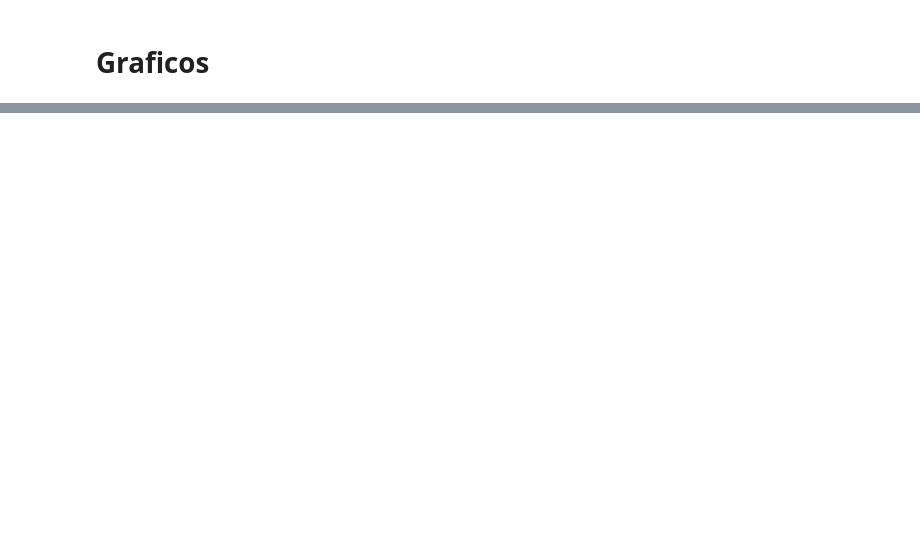
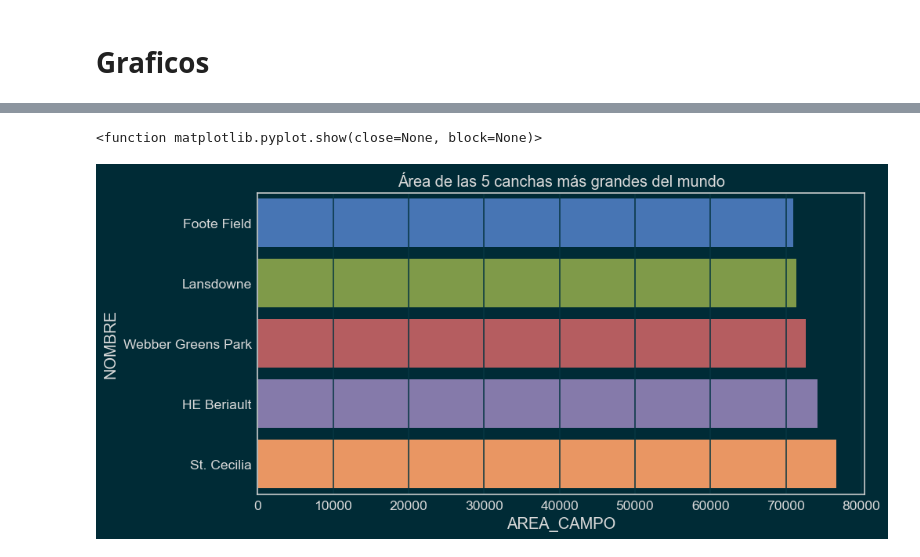
Before and after one commit to Salo-Quispe/Analisis_crimenes, a Jupyter notebook: AlwaysData/Soccer.ipynb, the cells around one changed output, grey strips where cells are left out. Saved outputs shown, nothing was run; the diff lists cells and outputs as text; code cells hidden in the pictures; blank space fills up the shorter version.

```diff
--- a/AlwaysData/Soccer.ipynb
+++ b/AlwaysData/Soccer.ipynb
@@ -147,2 +110,8 @@ print(resultados.head())
 # %% [markdown]
 # Graficos
+# %%
+'Gafrico 1'
+'Cancha con mayor area'
+df = pd.DataFrame(data= soccer)
+df['AREA_CAMPO'] = (soccer['ANCHO'] * soccer['ALTO'])
+df
@@ -148,0 +132,5 @@ print(resultados.head())
+# %%
+cancha = df.drop (columns = ['NUMERO_CAMPO', 'LATITUD','LONGITUD','UBICACION',
+                             'GEOMETRIA_CAMPO','total_cancha'])
+cancha = cancha.sort_values('AREA_CAMPO',ascending = True).tail(5)
+cancha
@@ -148,0 +144,9 @@ print(resultados.head())
+# %%
+jtplot.style()
+plt.figure(figsize=(10,5))
+plt.title("Área de las 5 canchas más grandes del mundo")
+sns.barplot(x=cancha['AREA_CAMPO'], y=cancha['NOMBRE'])
+plt.show
+# %% [output]
+<function matplotlib.pyplot.show(close=None, block=None)>
+[figure, added]
```
Also changed, not shown: parts of 8 cells of this notebook, 4 other files.
